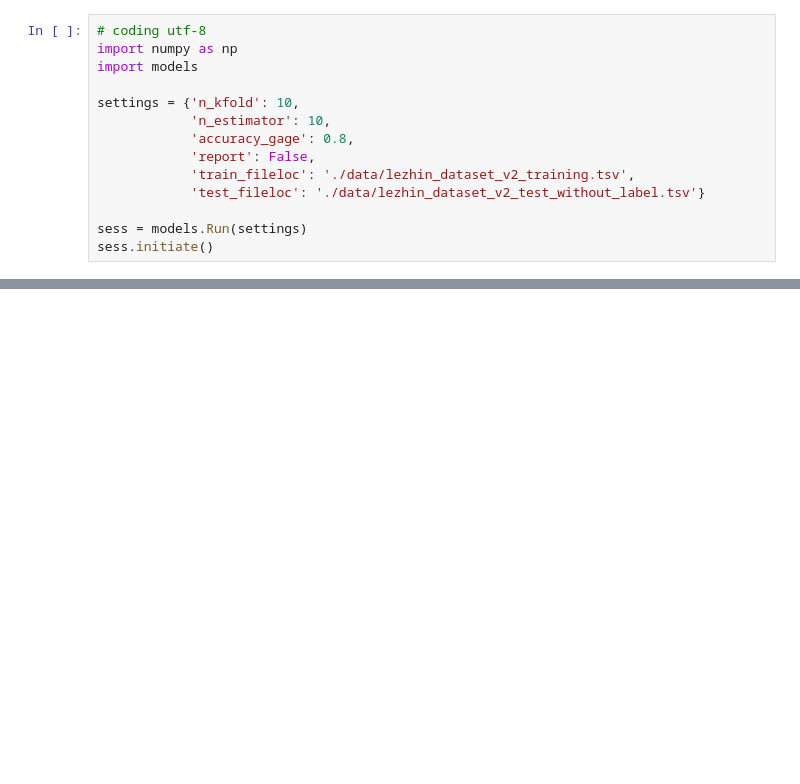
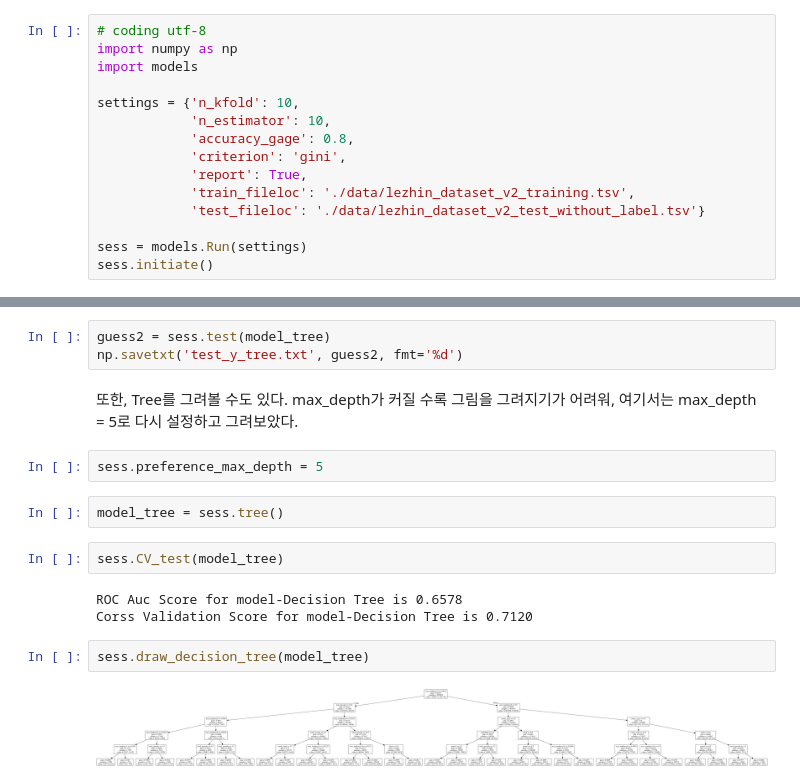
Before and after one commit to simonjisu/regincomics_data, a Jupyter notebook: Regin Comics Data Analysis.ipynb, the cells around one changed output, grey strips where cells are left out. Drawn from its saved outputs; the diff is of its cells as text; blank space fills up the shorter version.

Commit message:
split the CV part from making models

```diff
--- a/Regin Comics Data Analysis.ipynb
+++ b/Regin Comics Data Analysis.ipynb
@@ -8,7 +137,8 @@ import models
 settings = {'n_kfold': 10,
             'n_estimator': 10,
             'accuracy_gage': 0.8,
-            'report': False,
+            'criterion': 'gini',
+            'report': True,
             'train_fileloc': './data/lezhin_dataset_v2_training.tsv',
             'test_fileloc': './data/lezhin_dataset_v2_test_without_label.tsv'}
 
@@ -44,0 +194,18 @@ np.savetxt('test_y.txt', guess, fmt='%d')
+# %%
+guess2 = sess.test(model_tree)
+np.savetxt('test_y_tree.txt', guess2, fmt='%d')
+# %% [markdown]
+또한, Tree를 그려볼 수도 있다. max_depth가 커질 수록 그림을 그려지기가 어려워, 여기서는 max_depth = 5로 다시 설정하고 그려보았다.
+# %%
+sess.preference_max_depth = 5
+# %%
+model_tree = sess.tree()
+# %%
+sess.CV_test(model_tree)
+# %% [output]
+ROC Auc Score for model-Decision Tree is 0.6578
+Corss Validation Score for model-Decision Tree is 0.7120
+# %%
+sess.draw_decision_tree(model_tree)
+# %% [output]
+[figure, added]
```
Also changed, not shown: parts of 36 cells of this notebook, 7 other files.
